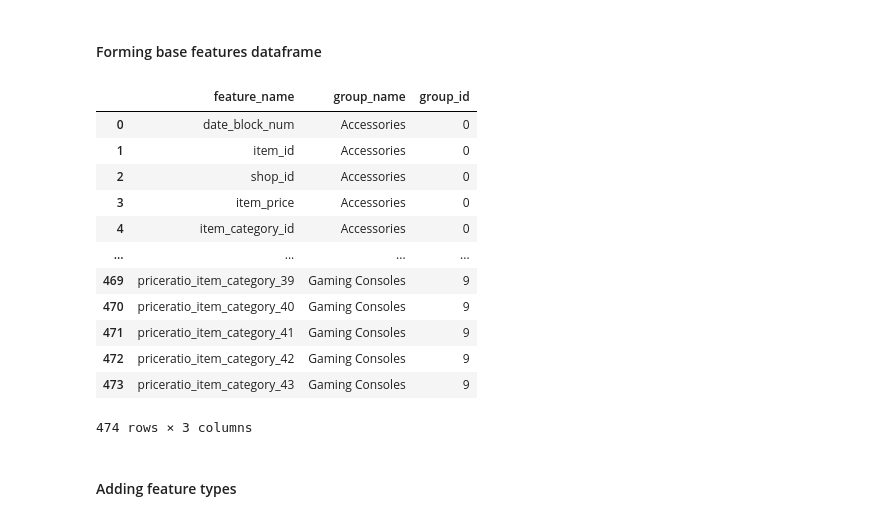
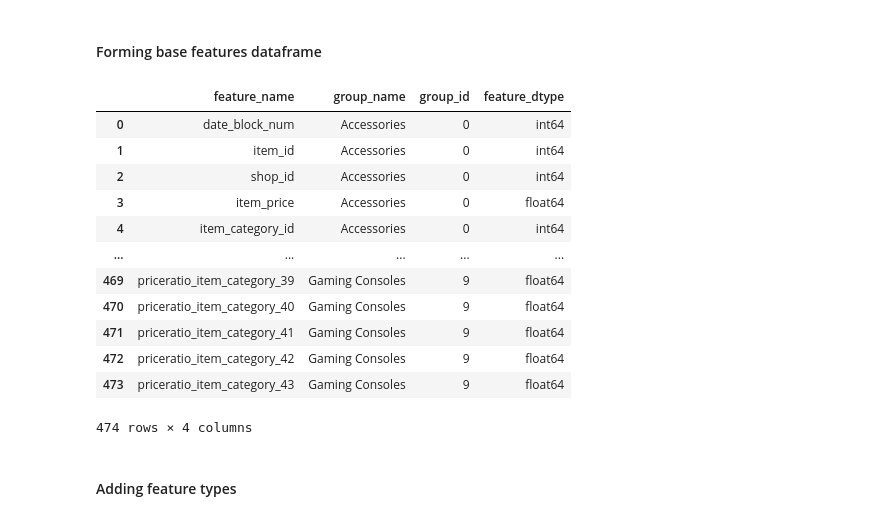
Before and after one commit to ManashJKonwar/ML-Retail-Sales, a Jupyter notebook: modelling_pipeline/training_script_v02.ipynb, the cells around one changed output. Drawn from its saved outputs; the diff is of its cells as text; code cells hidden in the pictures.

Commit message:
Update: Proper_dtype_for_training_xvar_feature_data
Signed-off-by: ManashJKonwar <rickykonwar@gmail.com>

```diff
--- a/modelling_pipeline/training_script_v02.ipynb
+++ b/modelling_pipeline/training_script_v02.ipynb
@@ -64,10 +87,10 @@ parent_category_inv_map
  21: 'Игры'}
 # %%
 for train_file in tqdm(training_files, desc='Loading training files'):
-    finalized_train_dict[parent_category_inv_map.get(int(train_file.split('_')[1]))] = pd.read_csv(os.path.join('datasets','train_test_datasets_v02',train_file))
+    finalized_train_dict[parent_category_inv_map.get(int(train_file.split('_')[1]))] = read_csv(os.path.join('datasets','train_test_datasets_v02',train_file))
 
 for test_file in tqdm(testing_files, desc='Loading testing files'):
-    finalized_test_dict[parent_category_inv_map.get(int(train_file.split('_')[1]))] = pd.read_csv(os.path.join('datasets','train_test_datasets_v02',test_file))
+    finalized_test_dict[parent_category_inv_map.get(int(train_file.split('_')[1]))] = read_csv(os.path.join('datasets','train_test_datasets_v02',test_file))
 # %% [markdown]
 ### Preparing baseline data
 # %%
@@ -81,6 +104,9 @@ def prepare_data(**kwargs):
 
     # Overall features
     baseline_features = baseline_features[:-1] + item_category_features + [baseline_features[-1]]
+
+    # Extracting dtypes
+    dtype_features = list(train_test_data[baseline_features[:-1]].copy().dtypes)
 
     # For training: rows having date_block_num from 0 to 31 is utilized for training the model
     train_time_range_lo = (train_test_data['date_block_num'] >= 0)
@@ -97,13 +123,13 @@ def prepare_data(**kwargs):
 
     print('Extracting training data started')
     # Prepare numpy arrays for training/val/test
-    cv_trainset_vals = cv_trainset.values.astype(int)
+    cv_trainset_vals = cv_trainset.values.astype(float)
     trainx = cv_trainset_vals[:, 0:len(baseline_features) - 1]
     trainy = cv_trainset_vals[:, len(baseline_features) - 1]
     print('Extracting training data ended')
 
     print('Extracting validation data started')
-    cv_valset_vals = cv_valset.values.astype(int)
+    cv_valset_vals = cv_valset.values.astype(float)
     valx = cv_valset_vals[:, 0:len(baseline_features) - 1]
     valy = cv_valset_vals[:, len(baseline_features) - 1]
     print('Extracting validation data ended')
@@ -114,7 +140,7 @@ def prepare_data(**kwargs):
     df_features['group_id'] = group_id
     print('Extracting features dataframe ended')
 
-    return trainx, trainy, valx, valy, df_features
+    return trainx, trainy, valx, valy, df_features, dtype_features
 # %%
 baseline_features = ['date_block_num', 'item_id', 'shop_id', 'item_price', 'item_category_id',
     'count_item_week_shop', 'price_mean_week_category', 'price_lag_item_1', 'price_lag_item_4', 'price_lag_item_12',
@@ -126,18 +152,19 @@ finalized_modelling_dict = {}
 for parent_cat in finalized_train_dict.keys():
     print(parent_cat)
 
-    train_x_w_price, train_y_w_price, val_x_w_price, val_y_w_price, df_features = prepare_data(
-                                                                                    train_test_data=finalized_train_dict.get(parent_cat),
-                                                                                    baseline_features=baseline_features,
-                                                                                    group_info={'group_name':parent_cat, 'group_id':parent_category_map.get(parent_cat)},
-                                                                                )
+    train_x_w_price, train_y_w_price, val_x_w_price, val_y_w_price, df_features, dtype_features = prepare_data(
+                                                                                                    train_test_data=finalized_train_dict.get(parent_cat),
+                                                                                                    baseline_features=baseline_features,
+                                                                                                    group_info={'group_name':parent_cat, 'group_id':parent_category_map.get(parent_cat)},
+                                                                                                )
     if parent_cat not in finalized_modelling_dict.keys():
         finalized_modelling_dict[parent_cat] = {
                                                 'train_x': train_x_w_price,
                                                 'train_y': train_y_w_price,
                                                 'val_x': val_x_w_price,
                                                 'val_y': val_y_w_price,
-                                                'features_df': df_features
+                                                'features_df': df_features,
+                                                'features_dtype': dtype_features
                                             }
     print(train_x_w_price.shape, train_y_w_price.shape, val_x_w_price.shape, val_y_w_price.shape, df_features.shape)
 # %% [output]
@@ -165,25 +192,26 @@ Extracting features dataframe ended
 # %%
 df_features = pd.DataFrame()
 
 if len(finalized_modelling_dict.keys())>0:
     for parent_cat in tqdm(finalized_modelling_dict.keys(), desc='Generating features dataframe'):
-        df_features =  finalized_modelling_dict.get(parent_cat).get('features_df') if df_features.shape[0] == 0 else pd.concat([df_features, finalized_modelling_dict.get(parent_cat).get('features_df')], ignore_index=True).reset_index(drop=True)
+        df_features =  pd.concat([finalized_modelling_dict.get(parent_cat).get('features_df'), pd.DataFrame(finalized_modelling_dict.get(parent_cat).get('features_dtype'), columns=['feature_dtype'])], axis=1) if df_features.shape[0] == 0 \
+                        else pd.concat([df_features, pd.concat([finalized_modelling_dict.get(parent_cat).get('features_df'), pd.DataFrame(finalized_modelling_dict.get(parent_cat).get('features_dtype'), columns=['feature_dtype'])], axis=1)], ignore_index=True).reset_index(drop=True)
 
 df_features
 # %% [output]
-|  | feature_name | group_name | group_id |
-| 0 | date_block_num | Accessories | 0 |
-| 1 | item_id | Accessories | 0 |
-| 2 | shop_id | Accessories | 0 |
-| 3 | item_price | Accessories | 0 |
-| 4 | item_category_id | Accessories | 0 |
-| ... | ... | ... | ... |
-| 469 | priceratio_item_category_39 | Gaming Consoles | 9 |
-| 470 | priceratio_item_category_40 | Gaming Consoles | 9 |
-| 471 | priceratio_item_category_41 | Gaming Consoles | 9 |
-| 472 | priceratio_item_category_42 | Gaming Consoles | 9 |
-| 473 | priceratio_item_category_43 | Gaming Consoles | 9 |
+|  | feature_name | group_name | group_id | feature_dtype |
+| 0 | date_block_num | Accessories | 0 | int64 |
+| 1 | item_id | Accessories | 0 | int64 |
+| 2 | shop_id | Accessories | 0 | int64 |
+| 3 | item_price | Accessories | 0 | float64 |
+| 4 | item_category_id | Accessories | 0 | int64 |
+| ... | ... | ... | ... | ... |
+| 469 | priceratio_item_category_39 | Gaming Consoles | 9 | float64 |
+| 470 | priceratio_item_category_40 | Gaming Consoles | 9 | float64 |
+| 471 | priceratio_item_category_41 | Gaming Consoles | 9 | float64 |
+| 472 | priceratio_item_category_42 | Gaming Consoles | 9 | float64 |
+| 473 | priceratio_item_category_43 | Gaming Consoles | 9 | float64 |
-474 rows × 3 columns
+474 rows × 4 columns
 # %% [markdown]
 #### Adding feature types
 # %%
```
Also changed, not shown: parts of 8 cells of this notebook, 21 other files.
